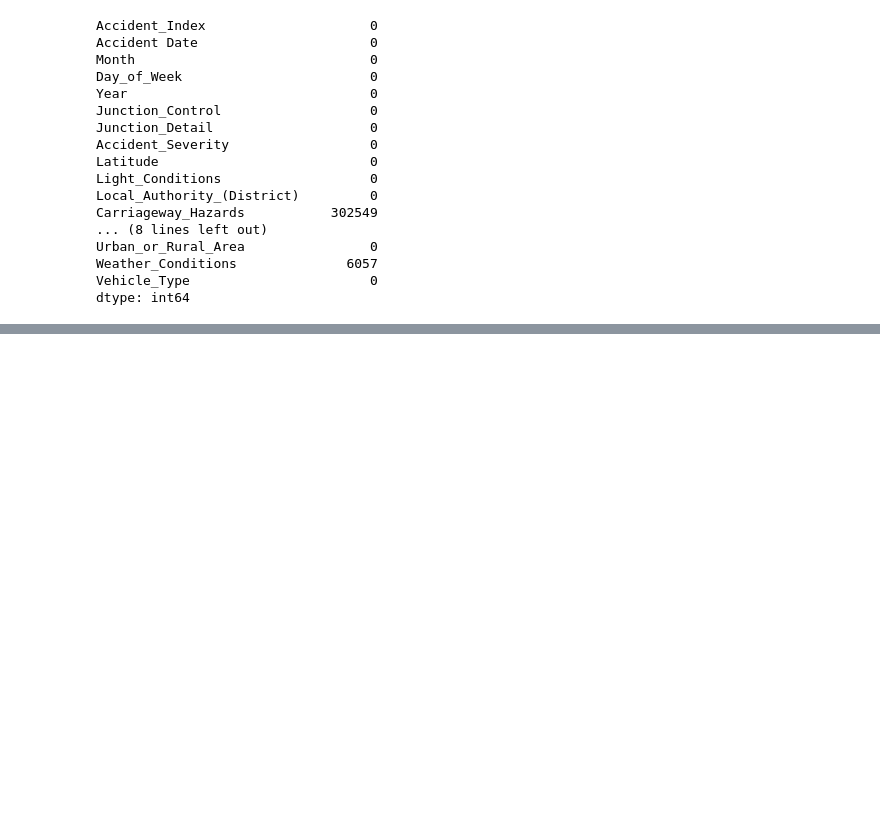
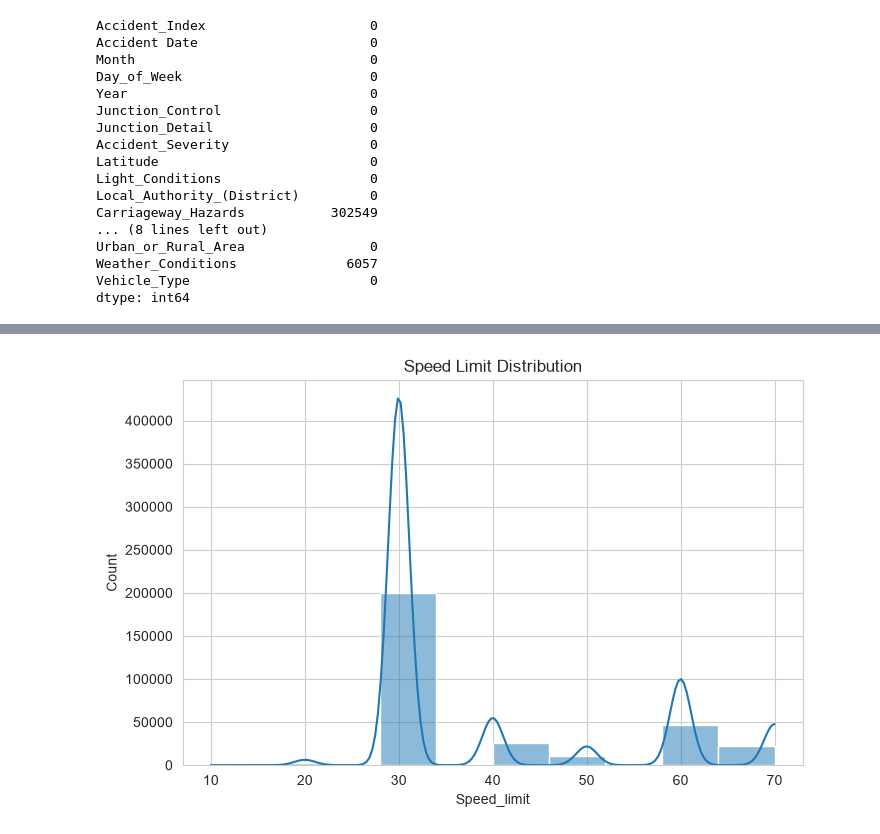
Before and after one commit to Deepikak2309/SafeRoad-AI, a Jupyter notebook: notebooks/EDA.ipynb, the cells around one changed output, grey strips where cells are left out. Cells and saved outputs as stored; diff of their text form; code cells hidden in the pictures; blank space fills up the shorter version.

```diff
--- a/notebooks/EDA.ipynb
+++ b/notebooks/EDA.ipynb
@@ -80,0 +288,14 @@ dtype: int64
+# %%
+#Speed Limit Distribution
+plt.figure(figsize=(8,5))
+
+sns.histplot(
+    df_clean["Speed_limit"],
+    bins=10,
+    kde=True
+)
+
+plt.title("Speed Limit Distribution")
+plt.show()
+# %% [output]
+[figure, added]
```
Also changed, not shown: parts of 51 cells of this notebook.
